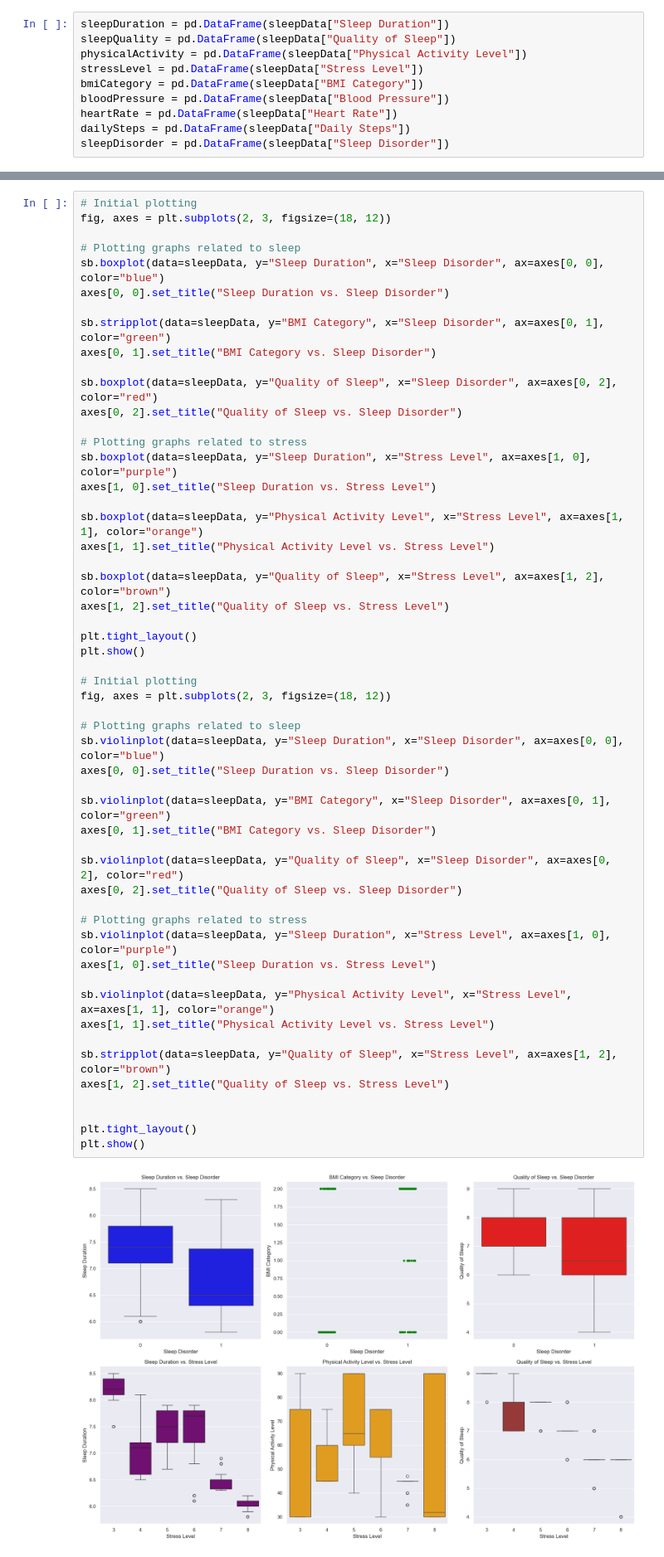
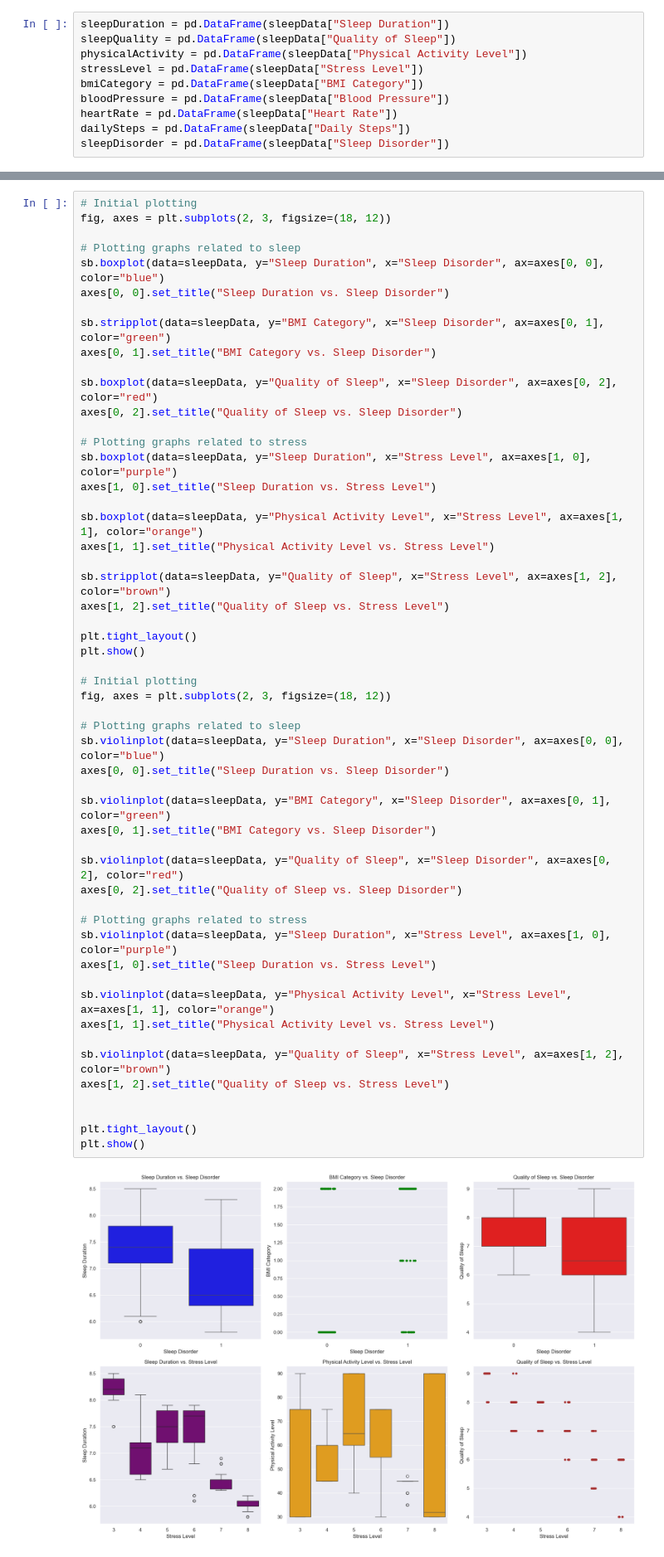
Before and after one commit to GrassjellyMoab/SC1015_MiniProject, a Jupyter notebook: SleepDisorderPred.ipynb, the cells around one changed output, grey strips where cells are left out. Shown at 83% size. Cells and saved outputs as stored; diff of their text form.

```diff
--- a/SleepDisorderPred.ipynb
+++ b/SleepDisorderPred.ipynb
@@ -73,39 +73,39 @@ axes[1, 0].set_title("Sleep Duration vs. Stress Level")
 sb.boxplot(data=sleepData, y="Physical Activity Level", x="Stress Level", ax=axes[1, 1], color="orange")
 axes[1, 1].set_title("Physical Activity Level vs. Stress Level")
 
-sb.boxplot(data=sleepData, y="Quality of Sleep", x="Stress Level", ax=axes[1, 2], color="brown")
+sb.stripplot(data=sleepData, y="Quality of Sleep", x="Stress Level", ax=axes[1, 2], color="brown")
 axes[1, 2].set_title("Quality of Sleep vs. Stress Level")
 
 plt.tight_layout()
 plt.show()
 
 # Initial plotting
 fig, axes = plt.subplots(2, 3, figsize=(18, 12))
 
 # Plotting graphs related to sleep
 sb.violinplot(data=sleepData, y="Sleep Duration", x="Sleep Disorder", ax=axes[0, 0], color="blue")
 axes[0, 0].set_title("Sleep Duration vs. Sleep Disorder")
 
 sb.violinplot(data=sleepData, y="BMI Category", x="Sleep Disorder", ax=axes[0, 1], color="green")
 axes[0, 1].set_title("BMI Category vs. Sleep Disorder")
 
 sb.violinplot(data=sleepData, y="Quality of Sleep", x="Sleep Disorder", ax=axes[0, 2], color="red")
 axes[0, 2].set_title("Quality of Sleep vs. Sleep Disorder")
 
 # Plotting graphs related to stress
 sb.violinplot(data=sleepData, y="Sleep Duration", x="Stress Level", ax=axes[1, 0], color="purple")
 axes[1, 0].set_title("Sleep Duration vs. Stress Level")
 
 sb.violinplot(data=sleepData, y="Physical Activity Level", x="Stress Level", ax=axes[1, 1], color="orange")
 axes[1, 1].set_title("Physical Activity Level vs. Stress Level")
 
-sb.stripplot(data=sleepData, y="Quality of Sleep", x="Stress Level", ax=axes[1, 2], color="brown")
+sb.violinplot(data=sleepData, y="Quality of Sleep", x="Stress Level", ax=axes[1, 2], color="brown")
 axes[1, 2].set_title("Quality of Sleep vs. Stress Level")
 
 
 plt.tight_layout()
 plt.show()
 # %% [output]
-[figure, old version]
+[figure, new version]
 [figure]
 # %% [markdown]
```
Also changed, not shown: parts of 3 cells of this notebook.
